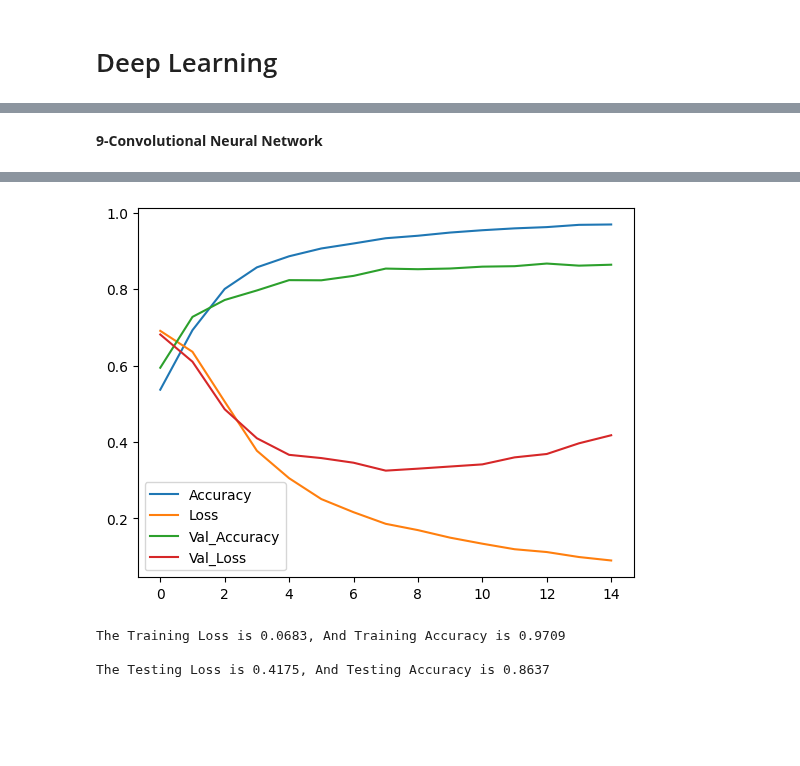
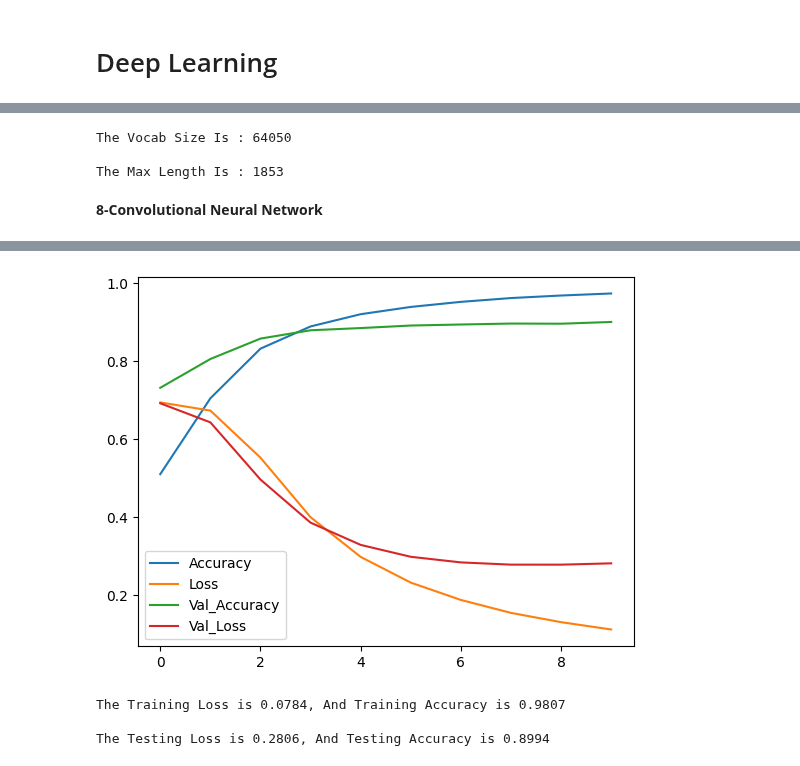
Before and after one commit to Osamah-Anmar-Sami/Sentiment-Analysis, a Jupyter notebook: Arabic Sentiment Analysis/Arabic Sentiment Analysis.ipynb, the cells around one changed output, grey strips where cells are left out. Saved outputs shown, nothing was run; the diff lists cells and outputs as text; code cells hidden in the pictures; blank space fills up the shorter version.

```diff
--- a/Arabic Sentiment Analysis/Arabic Sentiment Analysis.ipynb
+++ b/Arabic Sentiment Analysis/Arabic Sentiment Analysis.ipynb
@@ -448,9 +449,3 @@ metrics_values(model= SVM, X_test=X_test_CV_, y_test=y_test)
 | Error | 0.113793 |
 # %% [markdown]
 # Deep Learning
-# %%
-tokenizer = Tokenizer(oov_token='<oov>')
-tokenizer.fit_on_texts(X_train)
-embedding_dim = 16
-vocab_size = len(tokenizer.word_index) + 1
-vocab_size
@@ -469,3 +452,14 @@ encoded_X_test = pad_sequences(X_test_seqs, maxlen=max_length, truncating='pre',
+# %%
+embedding_dim = 16
+vocab_size, max_length, encoded_X_train , encoded_X_test = deeplearning_preprcosesing_(X_train=X_train, X_test=X_test, truncating='pre', padding='pre')
+# %%
+print('The Vocab Size Is :',vocab_size)
+print('')
+print('The Max Length Is :', max_length)
+# %% [output]
+The Vocab Size Is : 64050
+
+The Max Length Is : 1853
 # %%
 Callback = tf.keras.callbacks.EarlyStopping(
                     monitor="accuracy",
@@ -473,11 +467,11 @@ Callback = tf.keras.callbacks.EarlyStopping(
                     patience=3
                 )
 # %% [markdown]
-**9-Convolutional Neural Network**
+**8-Convolutional Neural Network**
 # %%
-convolutional_neural_network = convolutional_neural_network_1d(vocab_size=vocab_size, embedding_dim=embedding_dim, max_length=max_length, dropout=0.8, kernel=8, filters=32)
+convolutional_neural_network = convolutional_neural_network_1d(vocab_size=vocab_size, embedding_dim=embedding_dim, max_length=max_length, dropout=0.8, kernel=8, filters=32, strides=2, padding='same')
 model_compile(model=convolutional_neural_network)
-history = model_fit(model=convolutional_neural_network, X_train=encoded_X_train, y_train=y_train, epochs=15, X_test=encoded_X_test, y_test=y_test, batch_size=16, Callback=Callback, shuffle=True)
+history = model_fit(model=convolutional_neural_network, X_train=encoded_X_train, y_train=y_train, epochs=10, X_test=encoded_X_test, y_test=y_test, batch_size=32, Callback=Callback, shuffle=False)
 plot_accuracy_loss(histoty=history)
 evaluate(model=convolutional_neural_network, x=encoded_X_train, y=y_train, train_test='Training')
 evaluate(model=convolutional_neural_network, x=encoded_X_test, y=y_test, train_test='Testing')
@@ -502,5 +499,5 @@ Epoch 15/15
-[figure, old version]
+[figure, new version]
-The Training Loss is 0.0683, And Training Accuracy is 0.9709
+The Training Loss is 0.0784, And Training Accuracy is 0.9807
 
-The Testing Loss is 0.4175, And Testing Accuracy is 0.8637
+The Testing Loss is 0.2806, And Testing Accuracy is 0.8994
 # %% [markdown]
```
Also changed, not shown: parts of 20 cells of this notebook.
